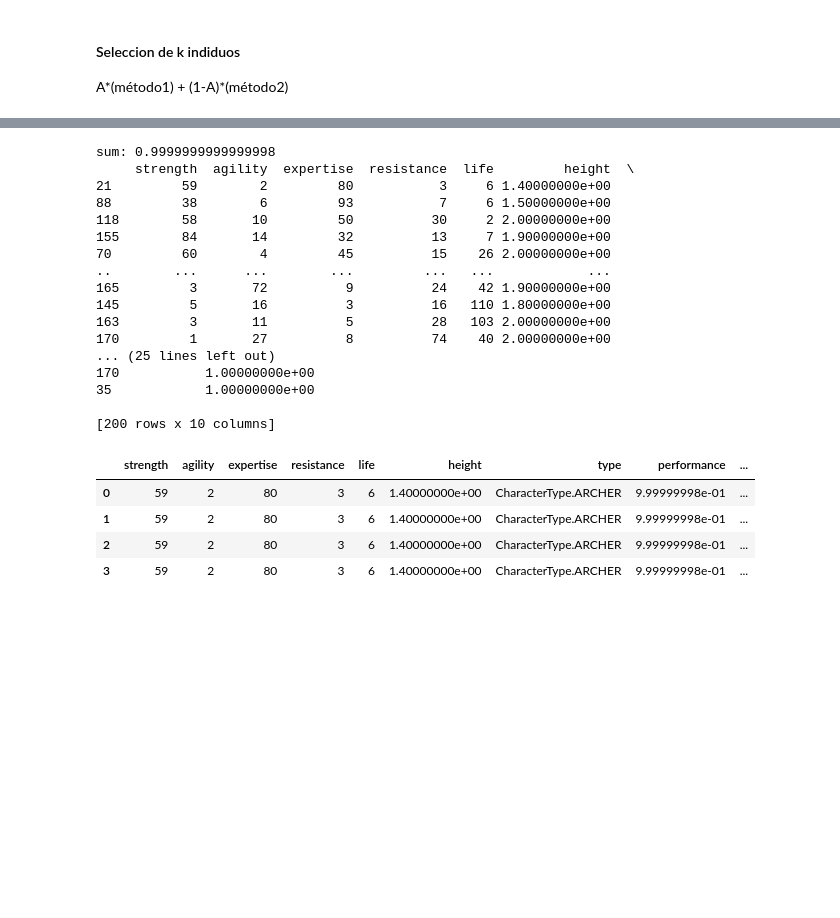
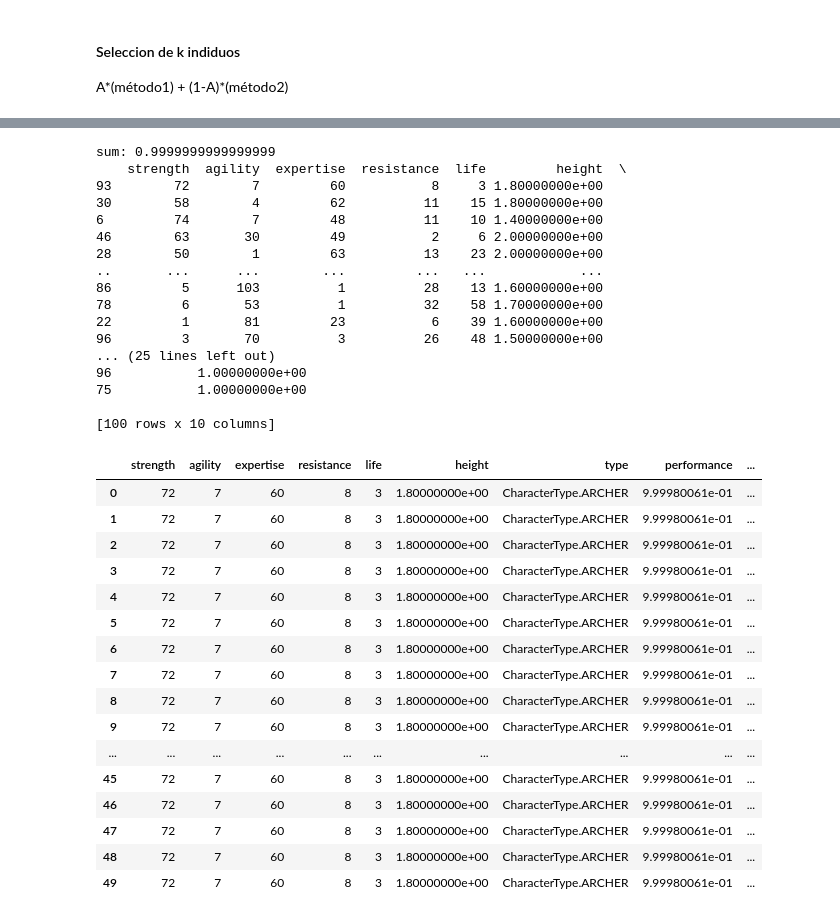
Before and after one commit to marianopm/sia-tp2, a Jupyter notebook: src/test.ipynb, the cells around one changed output, grey strips where cells are left out. Drawn from its saved outputs; the diff is of its cells as text; code cells hidden in the pictures; blank space fills up the shorter version.

```diff
--- a/src/test.ipynb
+++ b/src/test.ipynb
@@ -5,12 +5,12 @@ from population import generate_init
 from character import CharacterType
 #from src.stats import random_stats
 
-N = 200
-
+N = 100
+K = 50
 maxStatsValue = 150
 type = CharacterType.ARCHER
 
 #equipment_data = random_stats(N, maxStatsValue)
 poblacion_inicial = generate_init(N,maxStatsValue,type)
 
-#poblacion_inicial
+poblacion_inicial
@@ -41,7 +55,7 @@ A*(método1) + (1-A)*(método2)
 import numpy as np
 #Dado un K
 #Si quiero un m1_perc de la selección con metodo1
-K = 120
+#K = 120
 m1_perc = 0.3
 N1 = int(np.round(K * m1_perc))
 N2 = K - N1
@@ -340,44 +473,56 @@ new_generation
 # %%
 import numpy as np
 from selection import boltzmann_selection
 
 # Example usage:
 
 max_generation = 18
 generation = 1
-k = 4                                  # Number of desired selected individuals.
-T_0 = 20                                 # Initial temperature.
+k = K                                  # Number of desired selected individuals.
+T_0 = 20                                # Initial temperature.
 T_offset = 0.5                          # Offset value for temperature exponential function.
 reference_generation = max_generation   # Reference generation where 0 < (T_0 - T_offset) = 0.015 = deltaT is desired.
 deltaT = 0.015                          # 0 < (T_0 - T_offset) = deltaT at reference generation.
 m = - (np.log(deltaT) - np.log(T_0 - T_offset)) / reference_generation
 
 new_boltzmann_selection = boltzmann_selection(poblacion_inicial,k,generation,T_0,T_offset,m)
 
 new_boltzmann_selection
 # %% [output]
-sum: 0.9999999999999998
-     strength  agility  expertise  resistance  life         height  \
-21         59        2         80           3     6 1.40000000e+00
-88         38        6         93           7     6 1.50000000e+00
-118        58       10         50          30     2 2.00000000e+00
-155        84       14         32          13     7 1.90000000e+00
-70         60        4         45          15    26 2.00000000e+00
-..        ...      ...        ...         ...   ...            ...
-165         3       72          9          24    42 1.90000000e+00
-145         5       16          3          16   110 1.80000000e+00
-163         3       11          5          28   103 2.00000000e+00
-170         1       27          8          74    40 2.00000000e+00
+sum: 0.9999999999999999
+    strength  agility  expertise  resistance  life         height  \
+93        72        7         60           8     3 1.80000000e+00
+30        58        4         62          11    15 1.80000000e+00
+6         74        7         48          11    10 1.40000000e+00
+46        63       30         49           2     6 2.00000000e+00
+28        50        1         63          13    23 2.00000000e+00
+..       ...      ...        ...         ...   ...            ...
+86         5      103          1          28    13 1.60000000e+00
+78         6       53          1          32    58 1.70000000e+00
+22         1       81         23           6    39 1.60000000e+00
+96         3       70          3          26    48 1.50000000e+00
 ... (25 lines left out)
-170           1.00000000e+00
-35            1.00000000e+00
+96           1.00000000e+00
+75           1.00000000e+00
 
-[200 rows x 10 columns]
+[100 rows x 10 columns]
 |  | strength | agility | expertise | resistance | life | height | type | performance | ... |
-| 0 | 59 | 2 | 80 | 3 | 6 | 1.40000000e+00 | CharacterType.ARCHER | 9.99999998e-01 | ... |
-| 1 | 59 | 2 | 80 | 3 | 6 | 1.40000000e+00 | CharacterType.ARCHER | 9.99999998e-01 | ... |
-| 2 | 59 | 2 | 80 | 3 | 6 | 1.40000000e+00 | CharacterType.ARCHER | 9.99999998e-01 | ... |
-| 3 | 59 | 2 | 80 | 3 | 6 | 1.40000000e+00 | CharacterType.ARCHER | 9.99999998e-01 | ... |
+| 0 | 72 | 7 | 60 | 8 | 3 | 1.80000000e+00 | CharacterType.ARCHER | 9.99980061e-01 | ... |
+| 1 | 72 | 7 | 60 | 8 | 3 | 1.80000000e+00 | CharacterType.ARCHER | 9.99980061e-01 | ... |
+| 2 | 72 | 7 | 60 | 8 | 3 | 1.80000000e+00 | CharacterType.ARCHER | 9.99980061e-01 | ... |
+| 3 | 72 | 7 | 60 | 8 | 3 | 1.80000000e+00 | CharacterType.ARCHER | 9.99980061e-01 | ... |
+| 4 | 72 | 7 | 60 | 8 | 3 | 1.80000000e+00 | CharacterType.ARCHER | 9.99980061e-01 | ... |
+| 5 | 72 | 7 | 60 | 8 | 3 | 1.80000000e+00 | CharacterType.ARCHER | 9.99980061e-01 | ... |
+| 6 | 72 | 7 | 60 | 8 | 3 | 1.80000000e+00 | CharacterType.ARCHER | 9.99980061e-01 | ... |
+| 7 | 72 | 7 | 60 | 8 | 3 | 1.80000000e+00 | CharacterType.ARCHER | 9.99980061e-01 | ... |
+| 8 | 72 | 7 | 60 | 8 | 3 | 1.80000000e+00 | CharacterType.ARCHER | 9.99980061e-01 | ... |
+| 9 | 72 | 7 | 60 | 8 | 3 | 1.80000000e+00 | CharacterType.ARCHER | 9.99980061e-01 | ... |
+| ... | ... | ... | ... | ... | ... | ... | ... | ... | ... |
+| 45 | 72 | 7 | 60 | 8 | 3 | 1.80000000e+00 | CharacterType.ARCHER | 9.99980061e-01 | ... |
+| 46 | 72 | 7 | 60 | 8 | 3 | 1.80000000e+00 | CharacterType.ARCHER | 9.99980061e-01 | ... |
+| 47 | 72 | 7 | 60 | 8 | 3 | 1.80000000e+00 | CharacterType.ARCHER | 9.99980061e-01 | ... |
+| 48 | 72 | 7 | 60 | 8 | 3 | 1.80000000e+00 | CharacterType.ARCHER | 9.99980061e-01 | ... |
+| 49 | 72 | 7 | 60 | 8 | 3 | 1.80000000e+00 | CharacterType.ARCHER | 9.99980061e-01 | ... |
 # %%
 from selection import deterministic_tournament_selection
 
```
Also changed, not shown: parts of 20 cells of this notebook, 3 other files.
